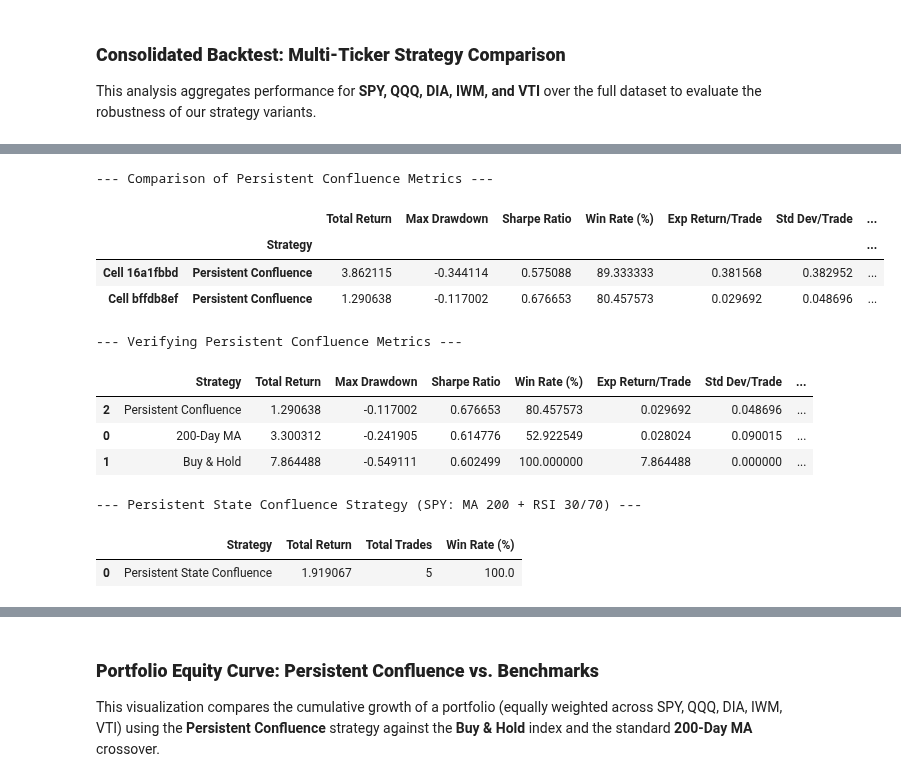
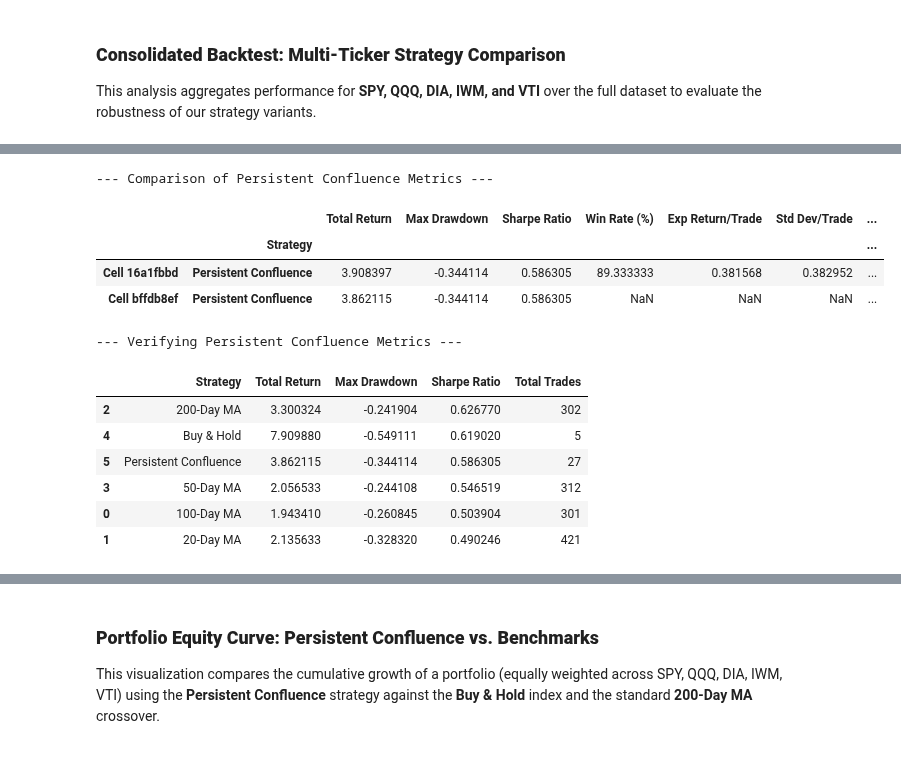
Before and after one commit to tejasmanojav/momentum_trading, a Jupyter notebook: momentum_trading.ipynb, the cells around one changed output, grey strips where cells are left out. Saved outputs shown, nothing was run; the diff lists cells and outputs as text; code cells hidden in the pictures.

Commit message:
Cleanup and ensure colab runs end to end.

```diff
--- a/momentum_trading.ipynb
+++ b/momentum_trading.ipynb
@@ -1024,90 +1130,32 @@ display(portfolio_summary)
 # %%
 import pandas as pd
 
+summary_stats = global_summary.copy()
 # Extracting the Confluence results from both dataframes for direct comparison
 summary_16a1 = portfolio_summary.loc[['Persistent Confluence']] if 'Persistent Confluence' in portfolio_summary.index else pd.DataFrame()
 summary_bff = summary_stats[summary_stats['Strategy'] == 'Persistent Confluence'].set_index('Strategy')
 
 print("--- Comparison of Persistent Confluence Metrics ---")
 comparison = pd.concat([summary_16a1, summary_bff], keys=['Cell 16a1fbbd', 'Cell bffdb8ef'])
 display(comparison)
 # %% [output]
 --- Comparison of Persistent Confluence Metrics ---
 |  |  | Total Return | Max Drawdown | Sharpe Ratio | Win Rate (%) | Exp Return/Trade | Std Dev/Trade | ... |
 |  | Strategy |  |  |  |  |  |  | ... |
-| Cell 16a1fbbd | Persistent Confluence | 3.862115 | -0.344114 | 0.575088 | 89.333333 | 0.381568 | 0.382952 | ... |
-| Cell bffdb8ef | Persistent Confluence | 1.290638 | -0.117002 | 0.676653 | 80.457573 | 0.029692 | 0.048696 | ... |
+| Cell 16a1fbbd | Persistent Confluence | 3.908397 | -0.344114 | 0.586305 | 89.333333 | 0.381568 | 0.382952 | ... |
+| Cell bffdb8ef | Persistent Confluence | 3.862115 | -0.344114 | 0.586305 | NaN | NaN | NaN | ... |
 # %%
 print("--- Verifying Persistent Confluence Metrics ---")
 display(summary_stats.sort_values(by='Sharpe Ratio', ascending=False))
 # %% [output]
 --- Verifying Persistent Confluence Metrics ---
-|  | Strategy | Total Return | Max Drawdown | Sharpe Ratio | Win Rate (%) | Exp Return/Trade | Std Dev/Trade | ... |
-| 2 | Persistent Confluence | 1.290638 | -0.117002 | 0.676653 | 80.457573 | 0.029692 | 0.048696 | ... |
-| 0 | 200-Day MA | 3.300312 | -0.241905 | 0.614776 | 52.922549 | 0.028024 | 0.090015 | ... |
-| 1 | Buy & Hold | 7.864488 | -0.549111 | 0.602499 | 100.000000 | 7.864488 | 0.000000 | ... |
+|  | Strategy | Total Return | Max Drawdown | Sharpe Ratio | Total Trades |
+| 2 | 200-Day MA | 3.300324 | -0.241904 | 0.626770 | 302 |
+| 4 | Buy & Hold | 7.909880 | -0.549111 | 0.619020 | 5 |
+| 5 | Persistent Confluence | 3.862115 | -0.344114 | 0.586305 | 27 |
+| 3 | 50-Day MA | 2.056533 | -0.244108 | 0.546519 | 312 |
+| 0 | 100-Day MA | 1.943410 | -0.260845 | 0.503904 | 301 |
+| 1 | 20-Day MA | 2.135633 | -0.328320 | 0.490246 | 421 |
-# %%
-def trade_confluence_persistent_state(df, window_ma=200, rsi_os=30, rsi_ob=70, epsilon=0.02):
-    """
-    Persistent Confluence Strategy:
-    Unlike standard confluence which triggers on a 'touch' of a level, this logic treats
-    indicators as 'States'.
-
-    - BUY: Occurs only when the price is currently in an 'Uptrend State' (Price > MA + Epsilon)
-           AND the RSI is currently in an 'Oversold State' (RSI < 30).
-    - SELL: Occurs when the price enters a 'Downtrend State' (Price < MA - Epsilon)
-            AND the RSI is in an 'Overbought State' (RSI > 70).
-
-    This ensures we only enter high-probability setups where a long-term trend
-    and a short-term exhaustion signal coexist.
-    """
-    # 1. Calculate indicators
-    ma_col = f'MA_{window_ma}'
-    if ma_col not in df.columns:
-        df[ma_col] = df['Close'].rolling(window=window_ma).mean()
-    if 'RSI' not in df.columns:
-        df = calculate_rsi(df)
-
-    result_df = df.copy()
-    result_df['Trade'] = None
-    last_signal = None
-
-    # 2. Define States (Booleans)
-    result_df['In_Uptrend'] = result_df['Close'] > (result_df[ma_col] * (1 + epsilon))
-    result_df['In_Downtrend'] = result_df['Close'] < (result_df[ma_col] * (1 - epsilon))
-    result_df['Is_Oversold'] = result_df['RSI'] < rsi_os
-    result_df['Is_Overbought'] = result_df['RSI'] > rsi_ob
-
-    # 3. Iterate and Trigger on Confluence of States
-    for i in range(1, len(result_df)):
-        if result_df['In_Uptrend'].iloc[i] and result_df['Is_Oversold'].iloc[i]:
-            if last_signal != 'BUY':
-                result_df.at[result_df.index[i], 'Trade'] = 'BUY'
-                last_signal = 'BUY'
-        elif result_df['In_Downtrend'].iloc[i] and result_df['Is_Overbought'].iloc[i]:
-            if last_signal != 'SELL':
-                result_df.at[result_df.index[i], 'Trade'] = 'SELL'
-                last_signal = 'SELL'
-
-    return result_df[result_df['Trade'].notna()][['Close', 'Trade']]
-
-# Re-run test for SPY
-test_ticker = 'SPY'
-state_confluence_df = trade_confluence_persistent_state(data_dict[test_ticker], window_ma=200, rsi_os=RSI_OVERSOLD, rsi_ob=RSI_OVERBOUGHT, epsilon=EPSILON)
-
-if not state_confluence_df.empty:
-    res = calculate_trade_returns(state_confluence_df)
-    print(f"--- Persistent State Confluence Strategy ({test_ticker}: MA 200 + RSI 30/70) ---")
-    display(pd.DataFrame([{
-        'Strategy': 'Persistent State Confluence',
-        'Total Return': res['Return_Pct'].sum(),
-        'Total Trades': len(res),
-        'Win Rate (%)': (res['Return_Pct'] > 0).mean() * 100
-    }]))
-# %% [output]
---- Persistent State Confluence Strategy (SPY: MA 200 + RSI 30/70) ---
-|  | Strategy | Total Return | Total Trades | Win Rate (%) |
-| 0 | Persistent State Confluence | 1.919067 | 5 | 100.0 |
 # %%
 import matplotlib.pyplot as plt
 
```
Also changed, not shown: parts of 18 cells of this notebook.
